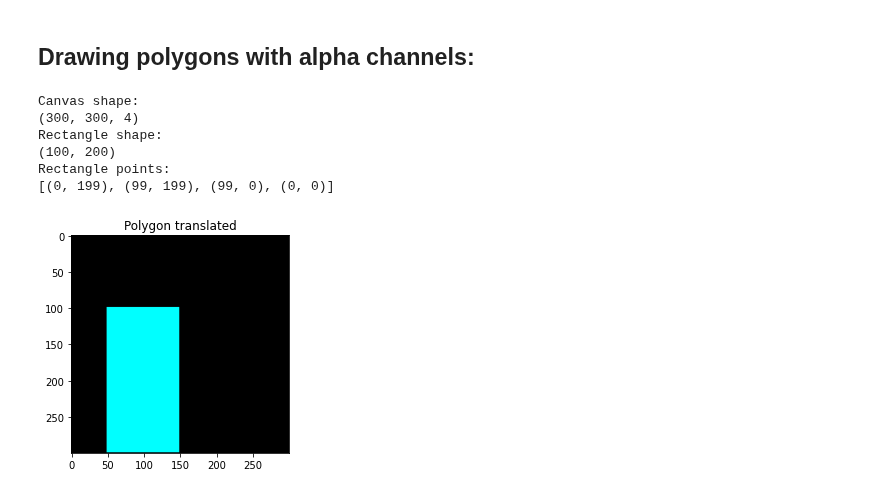
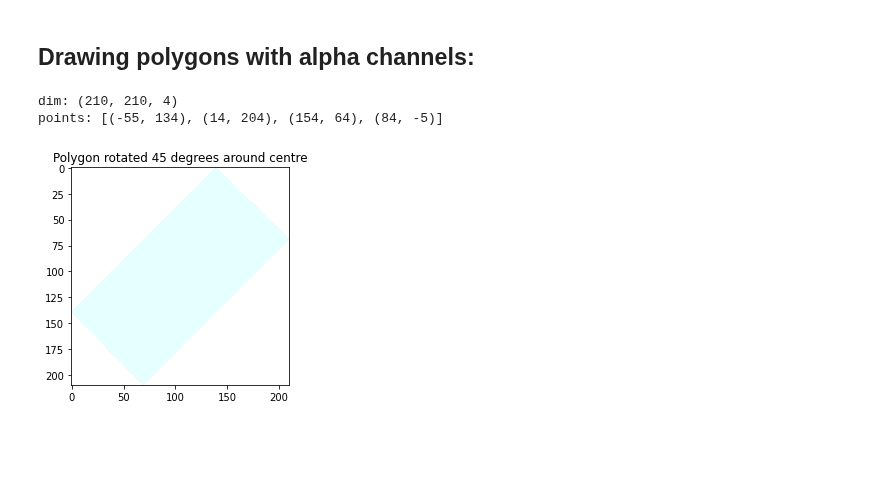
Before and after one commit to phileasdg/Image_and_Audio_Generation_and_Editing_using_Python, a Jupyter notebook: misc/A_rectangle_rotation_puzzle.ipynb, the cells around one changed output. Cells and saved outputs as stored; diff of their text form; code cells hidden in the pictures; blank space fills up the shorter version.

```diff
--- a/misc/A_rectangle_rotation_puzzle.ipynb
+++ b/misc/A_rectangle_rotation_puzzle.ipynb
@@ -130,35 +115,9 @@ rot_45_poly_around_top_left = draw_poly(new_points_45_around_top_left, colour=(0
-# %%
-# create a blank canvas
-canvas = np.zeros((300, 300, 4), np.uint8)
-canvas[:, :, 3] = 255
-print("Canvas shape: \n{}" .format(canvas.shape))
-
-# rectangle
-print("Rectangle shape: \n{}".format(rect.shape))
-print("Rectangle points: \n{}".format(rect_points))
-# get the rectangle as a filled polygon
-poly = draw_poly(rect_points, colour=(0, 255, 255, 255))
-
-# blit the the polygon onto the canvas, translated at the correct position
-
-def blit_poly(poly, canvas, x, y):
-    canvas[y:y+poly.shape[0], x:x+poly.shape[1]] = poly
-    return canvas
-
-# blit the polygons, translated at the correct position
-
-displace = find_middle(rect_points)
-# translate the polygons by displace
-poly_translated = blit_poly(poly, canvas, int(displace[0]), int(displace[1]))
-
-
-# show the canvas
-image_tools.show_image(poly_translated, axis=True, title="Polygon translated", scale_ratio=1)
-# %% [output]
-Canvas shape:
-(300, 300, 4)
-Rectangle shape:
-(100, 200)
-Rectangle points:
-[(0, 199), (99, 199), (99, 0), (0, 0)]
-[figure, removed]
+# %%
+# get a polygon image array
+rot_45_poly_around_centre = draw_poly(new_points_45_around_center, colour=(0, 255, 255, 25))
+# plot the polygons separately
+image_tools.show_image(rot_45_poly_around_centre, axis=True, title="Polygon rotated 45 degrees around centre", scale_ratio=1)
+# %% [output]
+dim: (210, 210, 4)
+points: [(-55, 134), (14, 204), (154, 64), (84, -5)]
+[figure, added]
```
Also changed, not shown: parts of 5 cells of this notebook, 6 other files.
